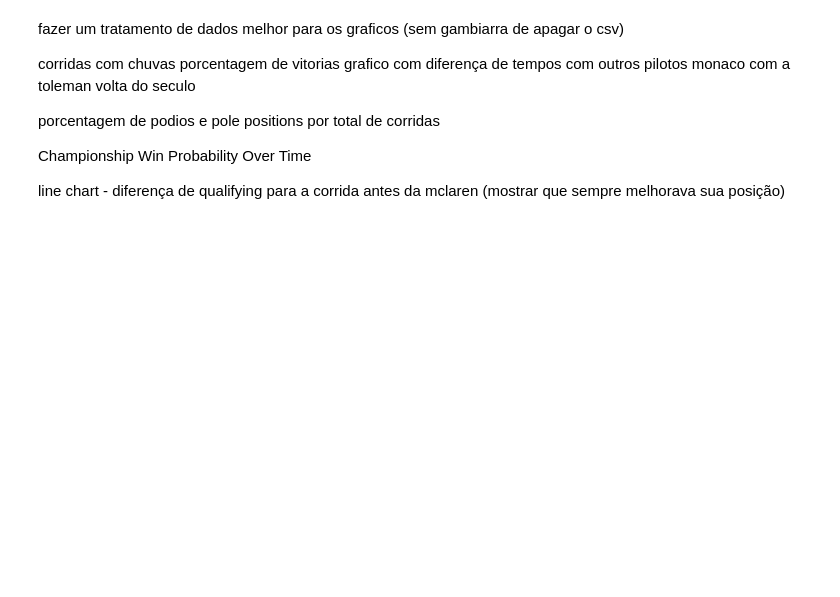
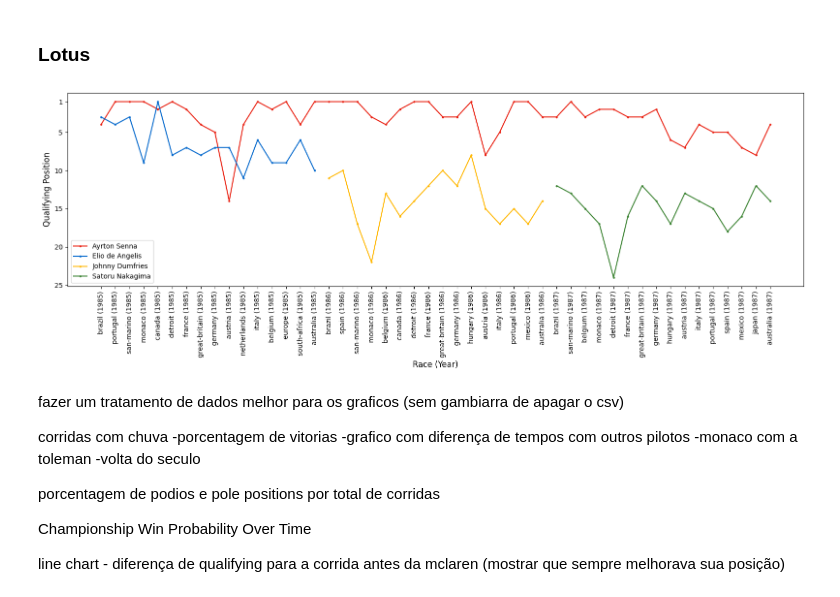
Before and after one commit to thiagodalladea/ayrton-senna-dv, a Jupyter notebook: nb.ipynb, the cells around one changed output. Drawn from its saved outputs; the diff is of its cells as text; code cells hidden in the pictures; blank space fills up the shorter version.

```diff
--- a/nb.ipynb
+++ b/nb.ipynb
@@ -70,12 +111,54 @@ plt.show()
+# %% [markdown]
+### Lotus
+# %%
+lotus_years = [1985, 1986, 1987]
+
+senna_data_1985_1987 = senna_df[senna_df['year'].isin(lotus_years)]
+angelis_data_1985 = angelis_df[angelis_df['year'] == 1985]
+dumfries_data_1986 = dumfries_df[dumfries_df['year'] == 1986]
+nakajima_data_1987 = nakajima_df[nakajima_df['year'] == 1987]
+
+
+# In order to avoid SettingWithCopyWarning
+senna_data_1985_1987 = senna_data_1985_1987.copy()
+angelis_data_1985 = angelis_data_1985.copy()
+dumfries_data_1986 = dumfries_data_1986.copy()
+nakajima_data_1987 = nakajima_data_1987.copy()
+
+senna_data_1985_1987['year_race'] = senna_data_1985_1987['race'] + " (" + senna_data_1985_1987['year'].astype(str) + ')'
+angelis_data_1985['year_race'] = angelis_data_1985['race'] + " (" + angelis_data_1985['year'].astype(str) + ')'
+dumfries_data_1986['year_race'] = dumfries_data_1986['race'] + " (" + dumfries_data_1986['year'].astype(str) + ')'
+nakajima_data_1987['year_race'] = nakajima_data_1987['race'] + " (" + nakajima_data_1987['year'].astype(str) + ')'
+# %%
+plt.figure(figsize=(16,6))
+
+plt.plot(senna_data_1985_1987['year_race'], senna_data_1985_1987['position'], marker='o', linestyle='-', color='#e91c0d', markersize=2, label='Ayrton Senna')
+plt.plot(angelis_data_1985['year_race'], angelis_data_1985['position'], marker='o', linestyle='-', color='#0066CC', markersize=2, label='Elio de Angelis')
+plt.plot(dumfries_data_1986['year_race'], dumfries_data_1986['position'], marker='o', linestyle='-', color='#ffb700', markersize=2, label='Johnny Dumfries')
+plt.plot(nakajima_data_1987['year_race'], nakajima_data_1987['position'], marker='o', linestyle='-', color='#38812F', markersize=2, label='Satoru Nakagima')
+
+plt.title('', fontsize=14)
+plt.xlabel('Race (Year)', fontsize=12)
+plt.ylabel('Qualifying Position', fontsize=12)
+plt.xticks(rotation=90, fontsize=10)
+plt.yticks([1, 5, 10, 15, 20, 25], fontsize=10)
+plt.gca().invert_yaxis()
+
+plt.legend()
+
+plt.tight_layout()
+plt.show()
+# %% [output]
+[figure, added]
 # %% [markdown]
 fazer um tratamento de dados melhor para os graficos (sem gambiarra de apagar o csv)
 
 
-corridas com chuvas
-    porcentagem de vitorias
-    grafico com diferença de tempos com outros pilotos
-    monaco com a toleman
-    volta do seculo
+corridas com chuva
+-porcentagem de vitorias
+-grafico com diferença de tempos com outros pilotos
+-monaco com a toleman
+-volta do seculo
 
 porcentagem de podios e pole positions por total de corridas
 
```
Also changed, not shown: parts of 6 cells of this notebook, 8 other files.
